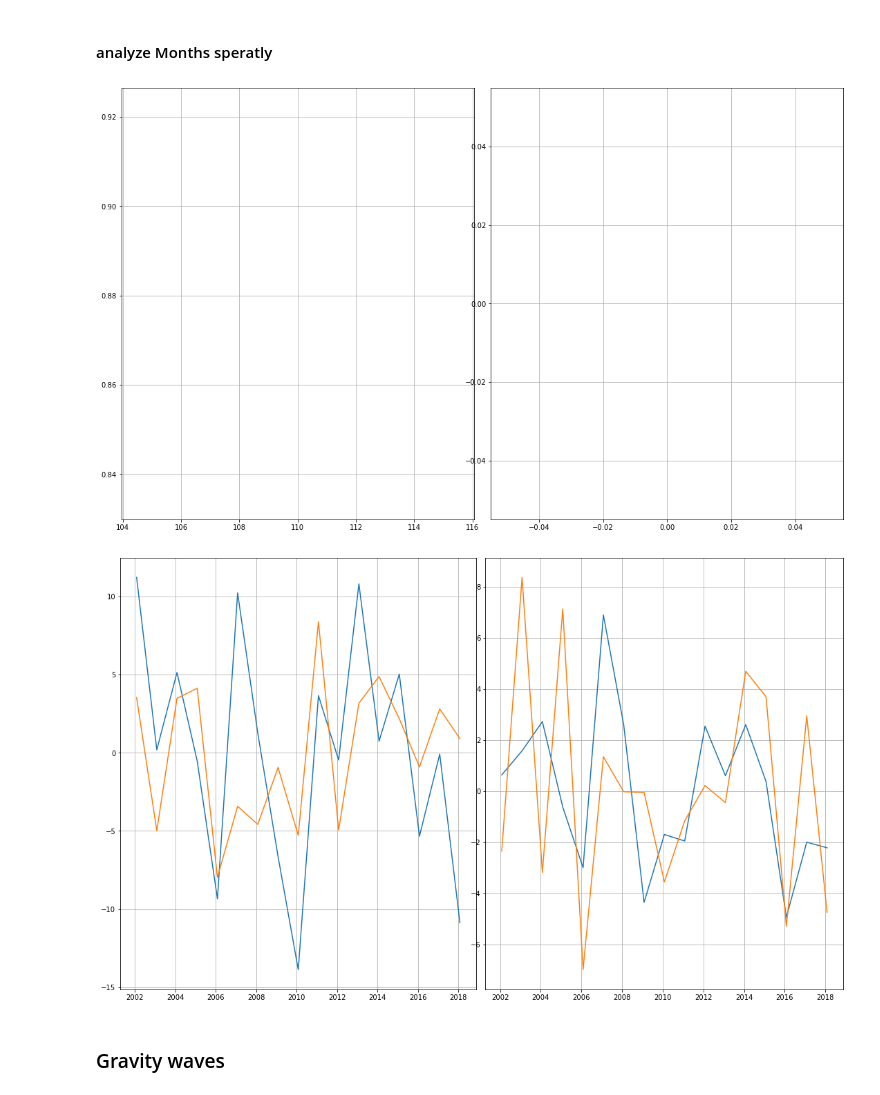
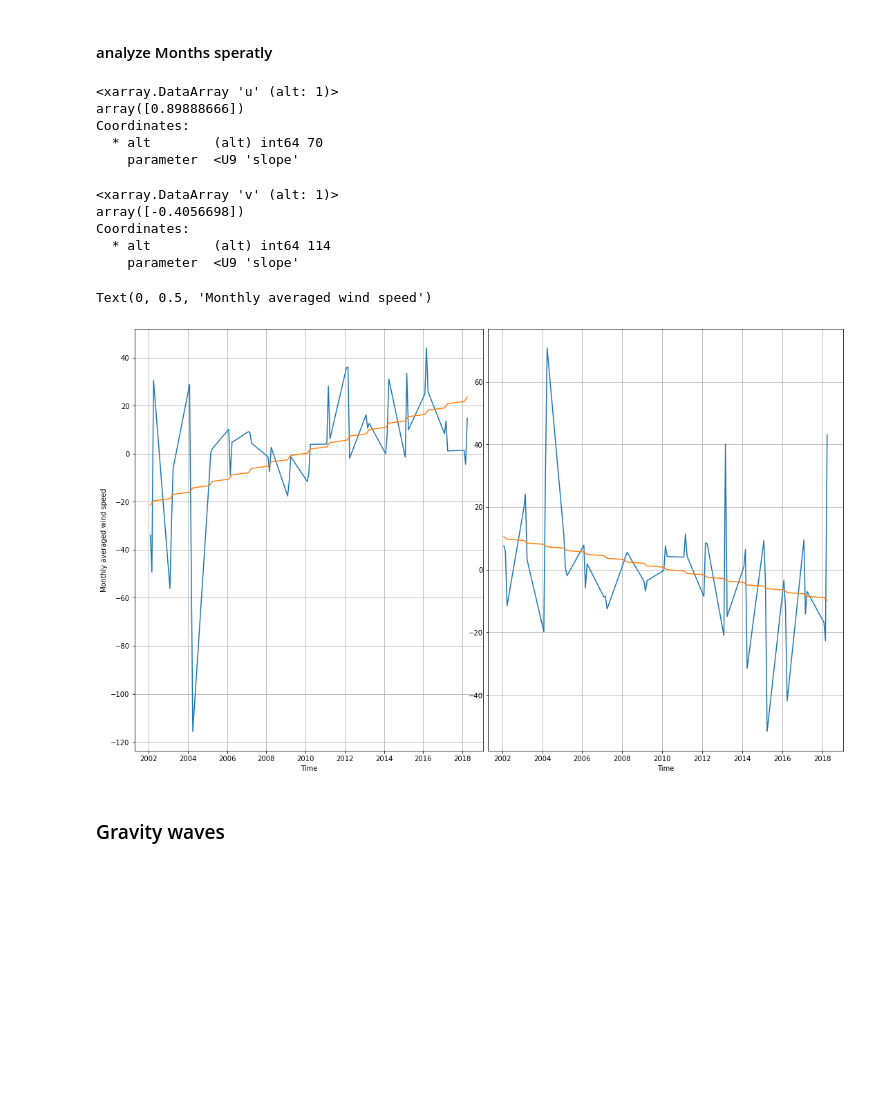
Before and after one commit to VACILT/trends_project, a Jupyter notebook: data_introduction_jason.ipynb, the cells around one changed output. Saved outputs shown, nothing was run; the diff lists cells and outputs as text; code cells hidden in the pictures; blank space fills up the shorter version.

```diff
--- a/data_introduction_jason.ipynb
+++ b/data_introduction_jason.ipynb
@@ -439,8 +484,8 @@ Coordinates:
 #### analyze Months speratly
 # %%
 #Analyse Months seperatly
-s = 1
-e = 1
+s = 10
+e = 12
 u_cma_examon = u_cma_monthly_ano.sel(time=is_mon(u_cma_monthly_ano['time.month'],s,e))
 v_cma_examon = v_cma_monthly_ano.sel(time=is_mon(v_cma_monthly_ano['time.month'],s,e))
 
@@ -453,38 +498,67 @@ fig = plt.figure(constrained_layout=True,figsize = [15,9])
 ax1 = fig.add_subplot(121)
 x = np.arange(np.squeeze(u_cma_examon.time.shape))
 #print('ucmaexamon: '+str(u_cma_examon))
-statistics = time_reg(u_cma_examon)
-statistics['parameter'] = ['slope', 'intercept', 'r_value','p_value', 'std_err']
-ax1.plot(u_cma_examon.alt,statistics.sel(parameter='slope').where(statistics.sel(parameter='p_value')<= 0.05))
+u_statistics = time_reg(u_cma_examon)
+u_statistics['parameter'] = ['slope', 'intercept', 'r_value','p_value', 'std_err']
+ax1.plot(u_cma_examon.alt,u_statistics.sel(parameter='slope').where(u_statistics.sel(parameter='p_value')<= 0.05))
 ax1.grid()
 
 
 
 ax2 = fig.add_subplot(122)
 x = np.arange(np.squeeze(v_cma_examon.time.shape))
-statistics = time_reg(v_cma_examon)
-statistics['parameter'] = ['slope', 'intercept', 'r_value','p_value', 'std_err']
-ax2.plot(v_cma_examon.alt,statistics.sel(parameter='slope').where(statistics.sel(parameter='p_value')<= 0.05))
+v_statistics = time_reg(v_cma_examon)
+v_statistics['parameter'] = ['slope', 'intercept', 'r_value','p_value', 'std_err']
+ax2.plot(v_cma_examon.alt,v_statistics.sel(parameter='slope').where(v_statistics.sel(parameter='p_value')<= 0.05))
 ax2.grid()
+
+ax1.set_xlabel('Altitude')
+ax2.set_xlabel('Altitude')
+ax1.set_ylabel('Slope')
-# %% [output]
-[figure, removed]
 # %%
 #plot actual DATA
 
 fig = plt.figure(constrained_layout=True,figsize = [15,9])
+z = 70
+m = (u_statistics.sel(parameter='slope',alt=[z]))
+print(m)
+n = (u_statistics.sel(parameter='intercept',alt=[z]))
+reg = [m*i+n for i in x]
 
-windsel=u_cma_examon.sel(alt = [87,97], method = 'nearest')
+windsel=u_cma_examon.sel(alt = [z], method = 'nearest')
 ax1 = fig.add_subplot(121)
 ax1.plot(u_cma_examon.time,windsel)
+ax1.plot(u_cma_examon.time,reg)
+
 ax1.grid()
 
-
-windsel=v_cma_examon.sel(alt = [87,97], method = 'nearest')
+z = 114
+m = (v_statistics.sel(parameter='slope',alt=[z]))
+print(m)
+n = (v_statistics.sel(parameter='intercept',alt=[z]))
+reg = [m*i+n for i in x]
+windsel=v_cma_examon.sel(alt = [z], method = 'nearest')
 ax2 = fig.add_subplot(122)
 ax2.plot(v_cma_examon.time,windsel)
+ax2.plot(u_cma_examon.time,reg)
 ax2.grid()
+
+ax1.set_xlabel('Time')
+ax2.set_xlabel('Time')
+ax1.set_ylabel('Monthly averaged wind speed')
 # %% [output]
+<xarray.DataArray 'u' (alt: 1)>
+array([0.89888666])
+Coordinates:
+  * alt        (alt) int64 70
+    parameter  <U9 'slope'
+<xarray.DataArray 'v' (alt: 1)>
+array([-0.4056698])
+Coordinates:
+  * alt        (alt) int64 114
+    parameter  <U9 'slope'
+Text(0, 0.5, 'Monthly averaged wind speed')
-[figure, old version]
+[figure, new version]
 # %% [markdown]
 ### Gravity waves
 # %% [raw]
```
Also changed, not shown: parts of 16 cells of this notebook.
